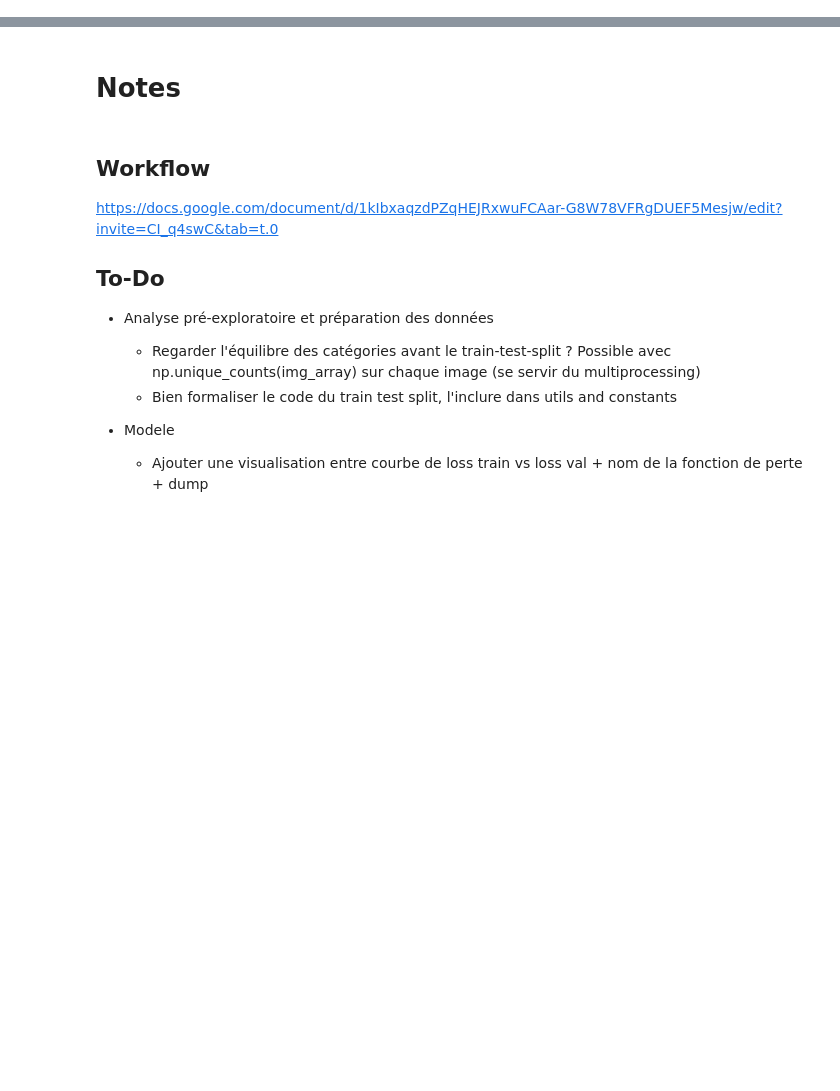
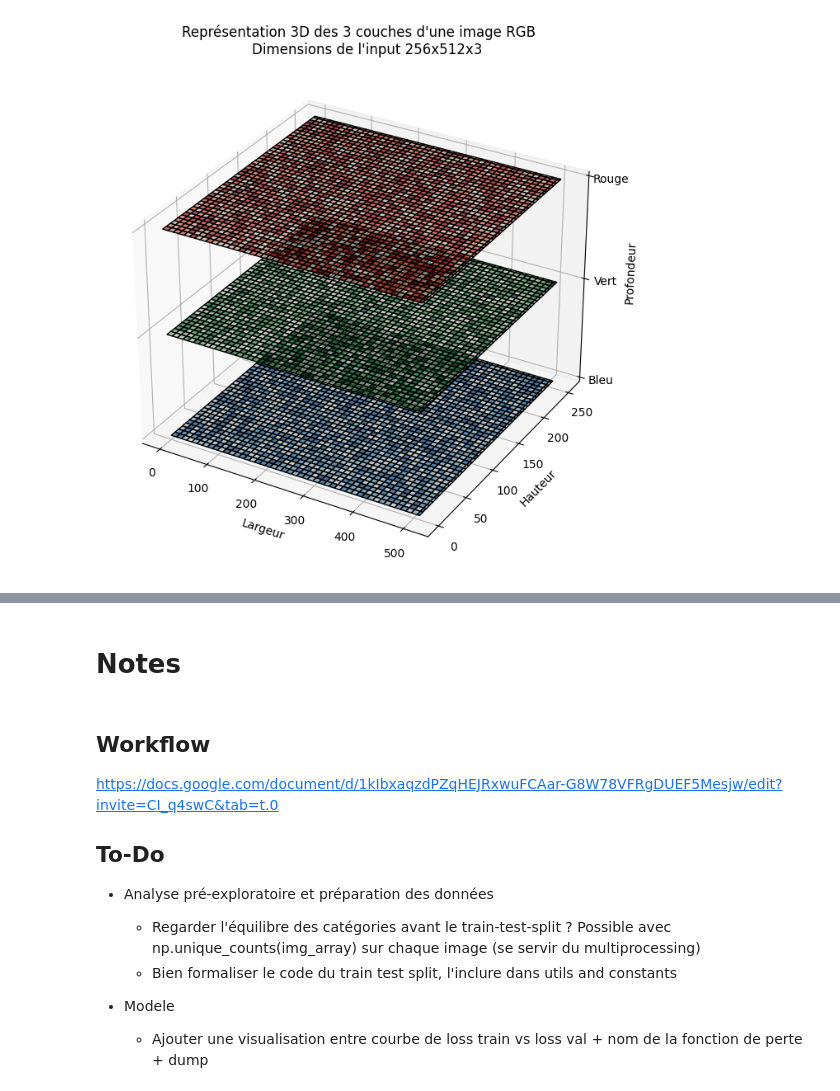
Before and after one commit to Hedredo/oc_p8, a Jupyter notebook: notebooks/notebook.ipynb, the cells around one changed output, grey strips where cells are left out. Saved outputs shown, nothing was run; the diff lists cells and outputs as text; code cells hidden in the pictures; blank space fills up the shorter version.

```diff
--- a/notebooks/notebook.ipynb
+++ b/notebooks/notebook.ipynb
@@ -0,0 +1,43 @@
+# %%
+import numpy as np
+import matplotlib.pyplot as plt
+from mpl_toolkits.mplot3d import Axes3D
+
+# Définition des dimensions
+HAUTEUR, LARGEUR = 256, 512
+
+# Génération de 3 matrices (valeurs aléatoires pour l'exemple)
+R = np.random.randint(0, 256, (HAUTEUR, LARGEUR))
+G = np.random.randint(0, 256, (HAUTEUR, LARGEUR))
+B = np.random.randint(0, 256, (HAUTEUR, LARGEUR))
+
+# Création de la grille de coordonnées X, Y
+X, Y = np.meshgrid(np.arange(LARGEUR), np.arange(HAUTEUR))
+
+# Position des 3 couches en profondeur
+Z_R, Z_G, Z_B = np.full_like(R, 2), np.full_like(G, 1), np.full_like(B, 0)
+
+# Création de la figure 3D
+fig = plt.figure(figsize=(8, 8))
+ax = fig.add_subplot(111, projection='3d')
+
+# Affichage des 3 matrices en tant que surfaces
+ax.plot_surface(X, Y, Z_R, facecolors=plt.cm.Reds(R/255), edgecolor='k', alpha=0.7)
+ax.plot_surface(X, Y, Z_G, facecolors=plt.cm.Greens(G/255), edgecolor='k', alpha=0.7)
+ax.plot_surface(X, Y, Z_B, facecolors=plt.cm.Blues(B/255), edgecolor='k', alpha=0.7)
+
+# Ajustements de la vue
+ax.set_xlabel("Largeur")
+ax.set_ylabel("Hauteur")
+ax.set_zlabel("Profondeur")
+ax.set_zticks([0, 1, 2])
+ax.set_zticklabels(["Bleu", "Vert", "Rouge"])
+ax.set_title(
+    """Représentation 3D des 3 couches d'une image RGB
+    Dimensions de l'entrée 256x512x3"""
+    )
+
+# Affichage
+plt.show()
+# %% [output]
+[figure, added]
```
Also changed, not shown: parts of 3 cells of this notebook.
